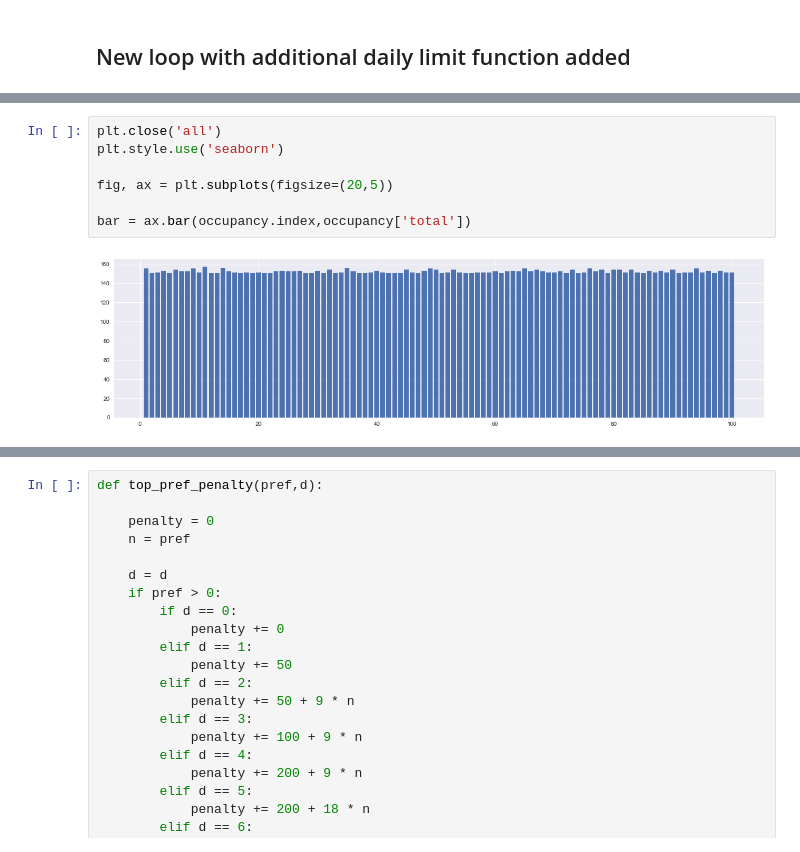
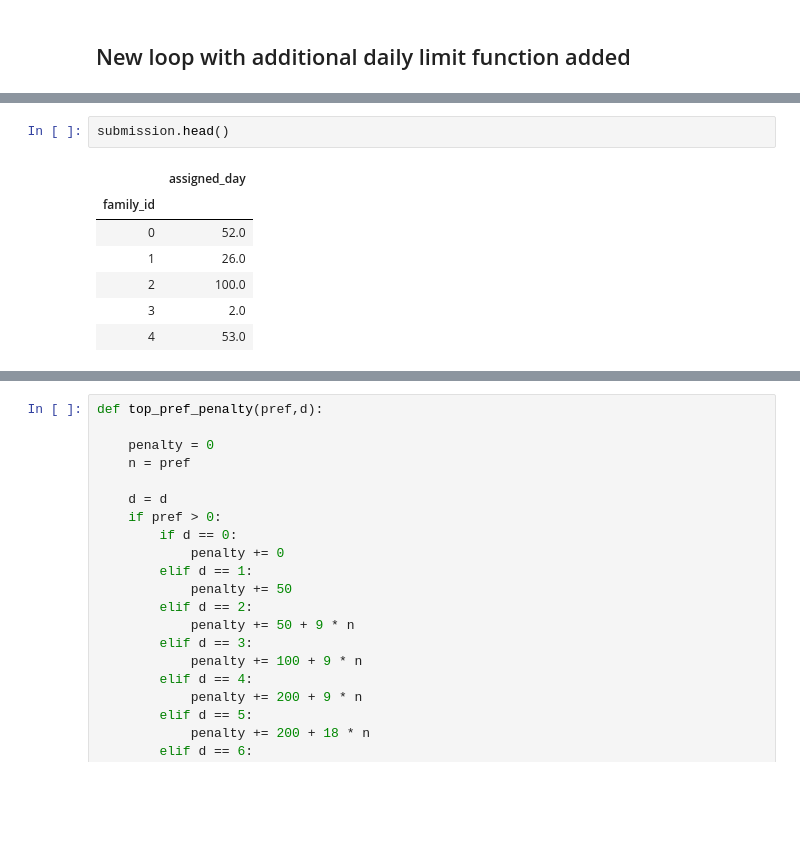
Before and after one commit to tdrumhel1/santa, a Jupyter notebook: santa-notebook-v1.ipynb, the cells around one changed output, grey strips where cells are left out. Cells and saved outputs as stored; diff of their text form; blank space fills up the shorter version.

```diff
--- a/santa-notebook-v1.ipynb
+++ b/santa-notebook-v1.ipynb
@@ -282,9 +300,10 @@ occupancy.head()
-# %%
-plt.close('all')
-plt.style.use('seaborn')
-
-fig, ax = plt.subplots(figsize=(20,5))
-
-bar = ax.bar(occupancy.index,occupancy['total'])
-# %% [output]
-[figure, removed]
+# %%
+submission.head()
+# %% [output]
+|  | assigned_day |
+| family_id |  |
+| 0 | 52.0 |
+| 1 | 26.0 |
+| 2 | 100.0 |
+| 3 | 2.0 |
+| 4 | 53.0 |
```
Also changed, not shown: parts of 13 cells of this notebook, 1 other file.
